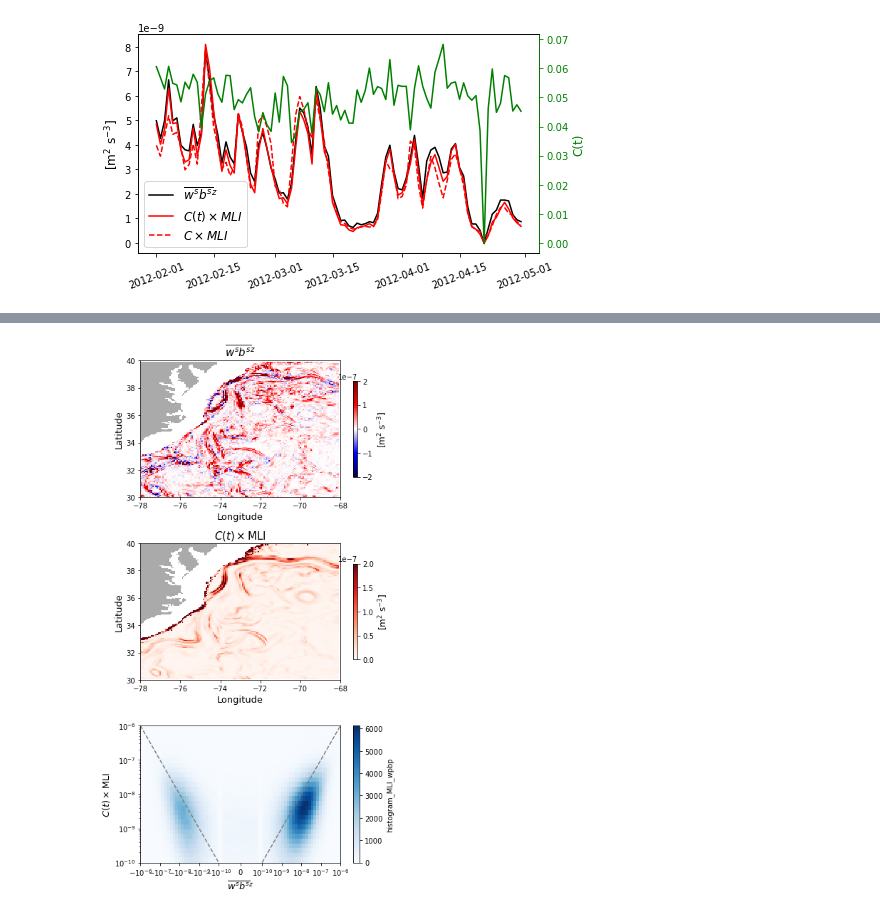
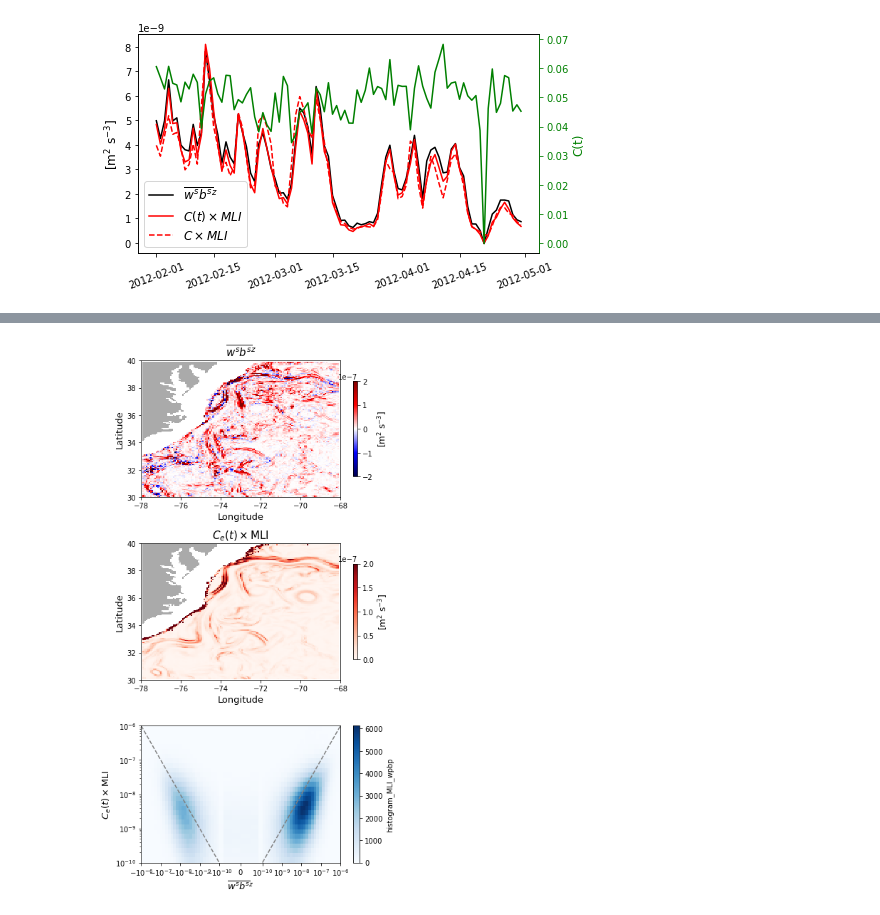
Before and after one commit to pangeo-data/swot_adac_ogcms, a Jupyter notebook: MLI-FESOM.ipynb, the cells around one changed output, grey strips where cells are left out. Saved outputs shown, nothing was run; the diff lists cells and outputs as text; code cells hidden in the pictures.

```diff
--- a/MLI-FESOM.ipynb
+++ b/MLI-FESOM.ipynb
@@ -116,9 +116,11 @@ Thu Sep 09 15:44:25 2021: cdo mergetime 2012-02_01_w_cubic.nc 2012-02_02_w_cubic
 mask = xr.DataArray(np.ma.masked_invalid(fesom01w.salt.where(fesom01w.salt>32.).where(fesom01w.salt<38.)
                                         ).mask,
                     dims=fesom01w.salt.dims, coords=fesom01w.salt.coords
-                   ).chunk({'depth':6,'lat':100,'lon':100}).mean('time',skipna=True)
+                   ).chunk({'depth':6,'lat':100,'lon':100}).min('time',skipna=True)
 mask = xr.DataArray(np.ma.masked_invalid(mask.where(mask==1.)).mask,
-                    dims=fesom01w.salt.isel(time=0).dims, coords=fesom01w.salt.isel(time=0).coords
+                    dims=fesom01w.salt.isel(time=0).dims,
+                    coords=fesom01w.salt.isel(time=0).coords
+                   )
 # %%
 grav = 9.81
 w_path = f'{SCRATCH}/region01/FESOM/'+f'sigma0_fma.zarr'
@@ -431 +446,4 @@ wpbp_coar.isel(time=0).plot(cmap='RdBu_r', vmin=-4e-7, vmax=4e-7)
+# %%
+Ce = (wpbp_coar.data / MLI).compute()
+Ce.name = 'Ce'
 # %%
@@ -436,7 +466,8 @@ wpbp_coar.isel(time=0).plot(cmap='RdBu_r', vmin=-4e-7, vmax=4e-7)
 # %%
-alpha = (wpbp_coar / MLI).median(['lat','lon'],skipna=True).compute()
+alpha = (Ce).median(['lat','lon'],skipna=True).compute()
 
 aMLI = alpha*MLI
+aMLI.coords['time'] = wpbp_coar.time
 aMLI.name = 'MLI'
 wpbp_coar.name = 'wpbp'
 # %%
@@ -518,33 +536,33 @@ xhist((aMLI).chunk({'time':1}),
             np.concatenate((-np.logspace(-6,-10,30),
                             np.concatenate((np.linspace(-9e-11,9e-11,5),np.logspace(-10,-6,30)))))
            ]
      ).plot(ax=ax3, cmap='Blues')
 
 ax1.set_xlim([-78,-68])
 ax1.set_ylim([30,40])
 ax2.set_xlim([-78,-68])
 ax2.set_ylim([30,40])
 
 ax3.plot(np.linspace(1e-10,1e-6), np.linspace(1e-10,1e-6), c='grey', ls='--')
 ax3.plot(np.linspace(-1e-6,-1e-10), np.linspace(1e-6,1e-10), c='grey', ls='--')
 ax3.set_xscale('symlog', linthresh=1e-10)
 ax3.set_yscale('log')
 ax3.set_ylim([1e-10,1e-6])
 ax3.set_xlim([-1e-6,1e-6])
 ax3.set_xlabel(r"$\overline{w^sb^s}^z$", fontsize=13)
-ax3.set_ylabel(r"$C(t)\times$MLI", fontsize=13)
+ax3.set_ylabel(r"$C_e(t)\times$MLI", fontsize=13)
 ax1.set_title(r"$\overline{w^sb^s}^z$", fontsize=15)
 ax1.set_xlabel(r"Longitude", fontsize=13)
 ax1.set_ylabel(r"Latitude", fontsize=13)
-ax2.set_title(r"$C(t)\times$MLI", fontsize=15)
+ax2.set_title(r"$C_e(t)\times$MLI", fontsize=15)
 ax2.set_xlabel(r"Longitude", fontsize=13)
 ax2.set_ylabel(r"Latitude", fontsize=13)
 
 cbar1 = fig.colorbar(im1, ax=ax1, shrink=.7)
 cbar2 = fig.colorbar(im2, ax=ax2, shrink=.7)
 cbar1.set_label(r"[m$^2$ s$^{-3}$]", fontsize=12)
 cbar2.set_label(r"[m$^2$ s$^{-3}$]", fontsize=12)
 
 plt.savefig('/home/jovyan/Figures/FESOM-wb-hist_01.pdf')
 # %% [output]
-[figure, old version]
+[figure, new version]
```
Also changed, not shown: parts of 16 cells of this notebook, 6 other files.
